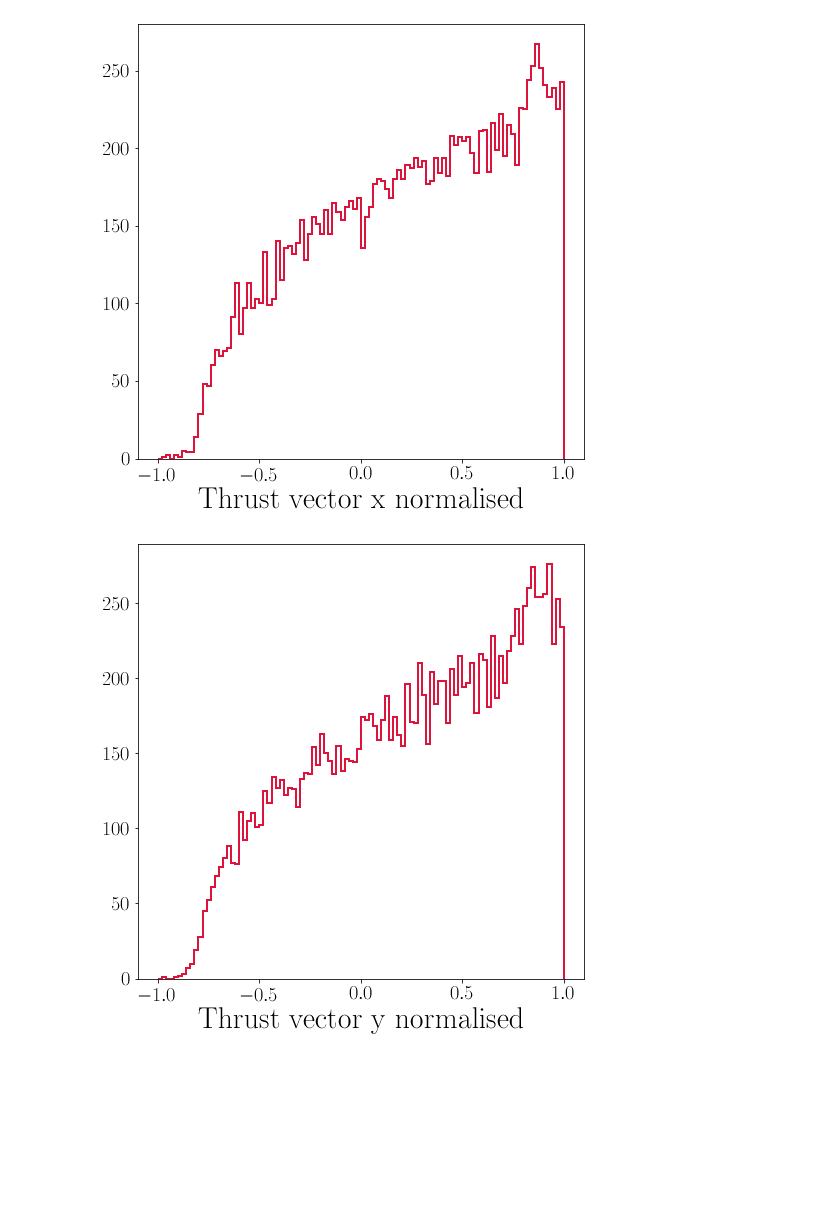
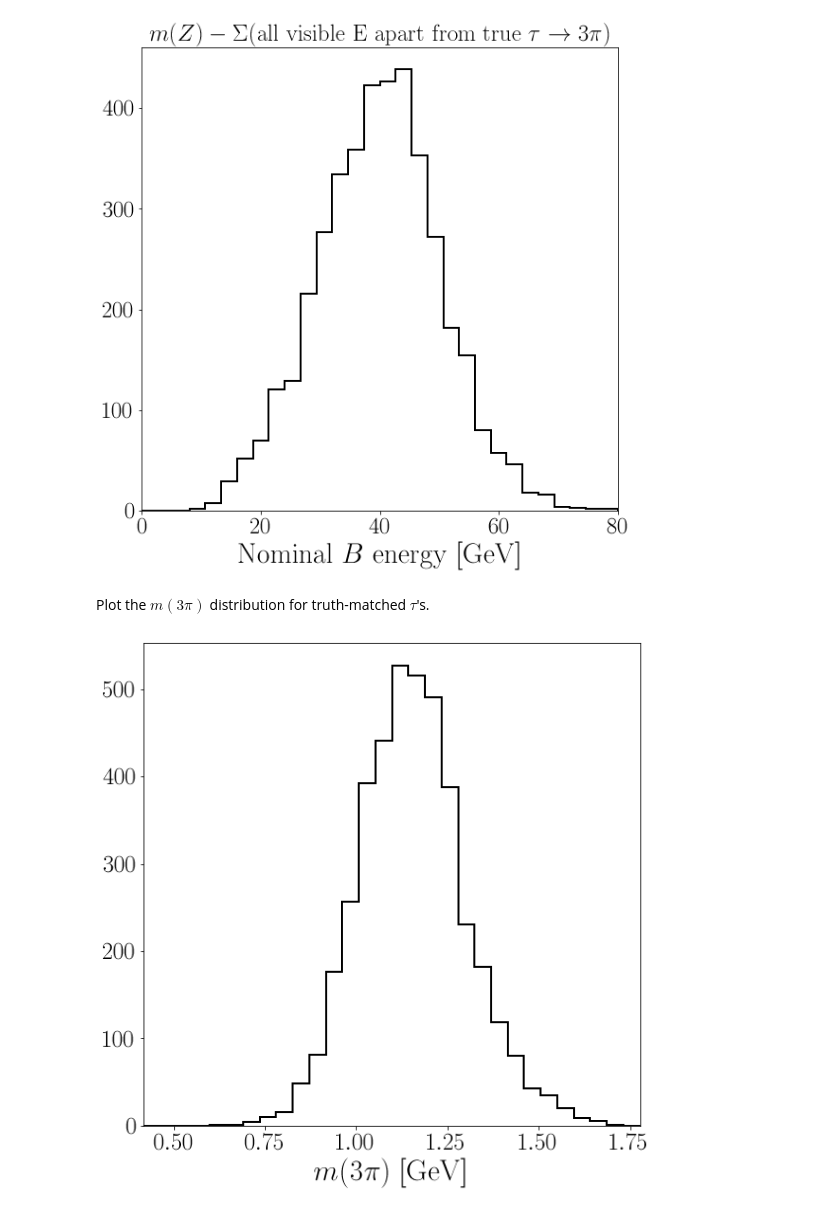
Before and after one commit to donalhill/fcc_python_tools, a Jupyter notebook: analysis/Bc2TauNu/build_Bc2TauNu.ipynb, the cells around one changed output. Cells and saved outputs as stored; diff of their text form; code cells hidden in the pictures; blank space fills up the shorter version.

```diff
--- a/analysis/Bc2TauNu/build_Bc2TauNu.ipynb
+++ b/analysis/Bc2TauNu/build_Bc2TauNu.ipynb
@@ -155,4 +153,0 @@ plt.show()
-# %%
-events["thrust_mag"] = np.sqrt(events["EVT_thrust_x"]**2+events["EVT_thrust_y"]**2+events["EVT_thrust_z"]**2)
-for comp in ["x","y","z"]:
-    events[f"thrust_{comp}_norm"] = events[f"EVT_thrust_{comp}"] / events["thrust_mag"]
@@ -158,0 +169,21 @@ for comp in ["x","y","z"]:
+# %%
+#Determine hemisphere that the tau candidate falls in
+tau["EVT_e"] = events["EVT_e"]
+
+#costheta > 0 belong to hemisphere 1
+tau_hem1_cut = tau["pi_1","thrustangle"] >= 0
+tau_hem1 = tau[tau_hem1_cut]
+tau_hem1["hem_e"] = events["EVT_thrutshemis1_e"]
+
+tau_hem2_cut = tau["pi_1","thrustangle"] < 0
+tau_hem2 = tau[tau_hem2_cut]
+tau_hem2["hem_e"] = events["EVT_thrutshemis0_e"]
+
+#Require that the tau hemisphere energies are the minimum ones
+tau_hem1_e_cut = tau_hem1["hem_e"] == events["EVT_thrutshemis_e_min"]
+tau_hem1 = tau_hem1[tau_hem1_e_cut]
+
+tau_hem2_e_cut = tau_hem2["hem_e"] == events["EVT_thrutshemis_e_min"]
+tau_hem2 = tau_hem2[tau_hem2_e_cut]
+
+tau = ak.concatenate([tau_hem1,tau_hem2],axis=0)
@@ -158,0 +192,3 @@ for comp in ["x","y","z"]:
+# %%
+#Nominal B energy = m(Z) - sum of all energy apart from signal
+tau["nominal_B_e"] = lp.Z_0.mass/1000. - (tau["EVT_e"] - tau["e"])
@@ -159,10 +197,22 @@ for comp in ["x","y","z"]:
+# %%
+fig, ax = plt.subplots(figsize=(9,9))
+plt.hist(ak.flatten(tau["nominal_B_e"]),range=(0,80),bins=30,color="k",histtype='step',linewidth=2)
+ax.tick_params(axis='both', which='major', labelsize=25)
+plt.title("$m(Z) - \\Sigma$(all visible E apart from true $\\tau \\to 3\\pi$)",fontsize=25)
+plt.xlim(0,80)
+plt.xlabel("Nominal $B$ energy [GeV]",fontsize=30)
+plt.show()
+# %% [output]
+[figure, added]
+# %% [markdown]
+Plot the $m(3\pi)$ distribution for truth-matched $\tau$'s.
 # %%
-for comp in ["x","y","z"]:
-    fig,ax = plt.subplots(figsize=(8,8))
-    plt.hist(events[f"EVT_thrust_{comp}"]/events["thrust_mag"],range=(-1,1),bins=100,color='crimson',histtype='step',linewidth=2)
-    plt.tick_params(axis='both', which='major', labelsize=20)
-    plt.xlabel(f"Thrust vector {comp} normalised",fontsize=30)
-    plt.show()
+#Plot the tau mass for truth-matched signal
+fig, ax = plt.subplots(figsize=(9,9))
+plt.hist(ak.flatten(tau["mass"]),range=(tau_m_low_cut_val,tau_m_high_cut_val),bins=30,color="k",histtype='step',linewidth=2)
+ax.tick_params(axis='both', which='major', labelsize=25)
+plt.xlim(tau_m_low_cut_val,tau_m_high_cut_val)
+plt.xlabel("$m(3\\pi)$ [GeV]",fontsize=30)
+plt.show()
 # %% [output]
-[figure, old version]
+[figure, new version]
-[figure, removed]
```
Also changed, not shown: parts of 27 cells of this notebook.
